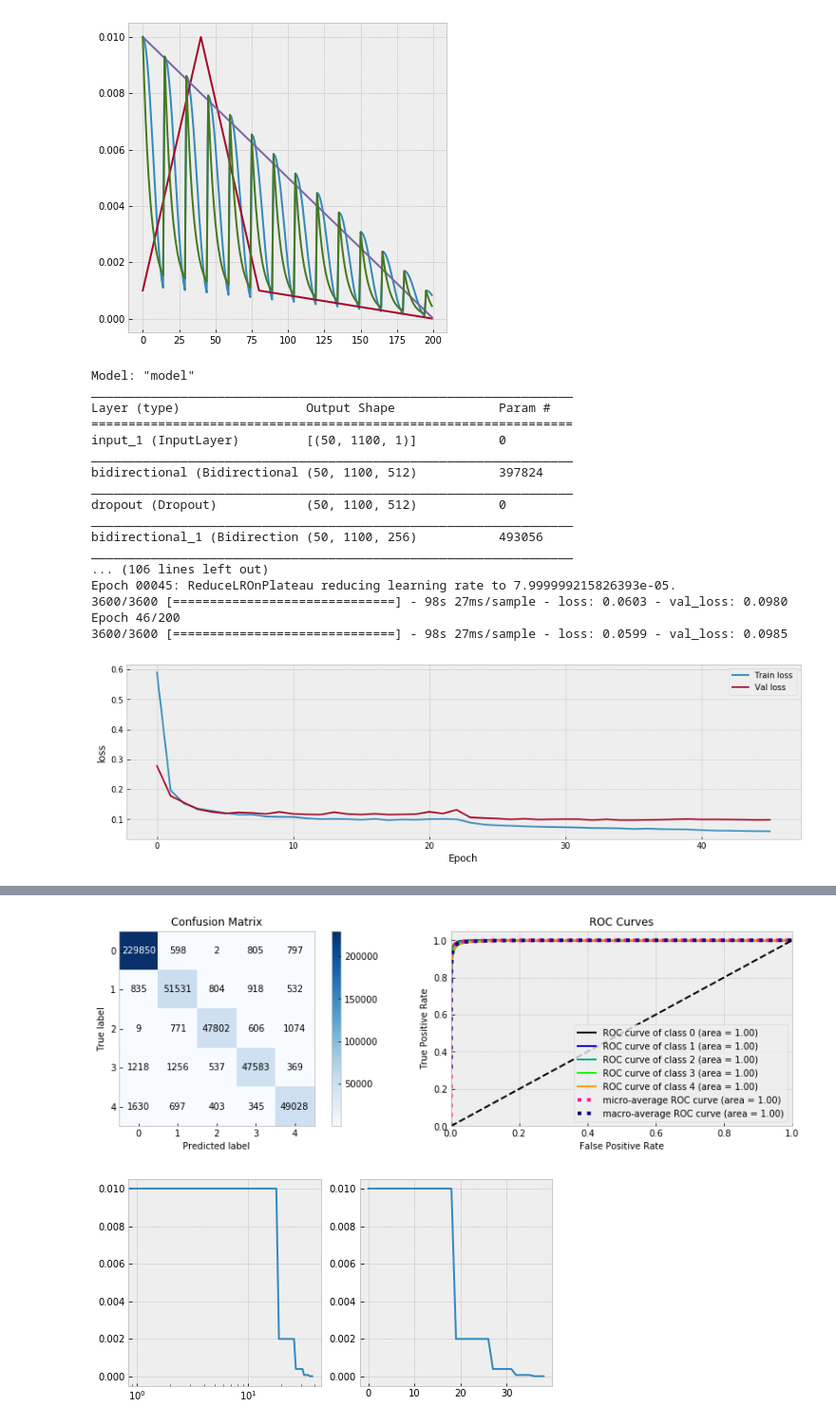
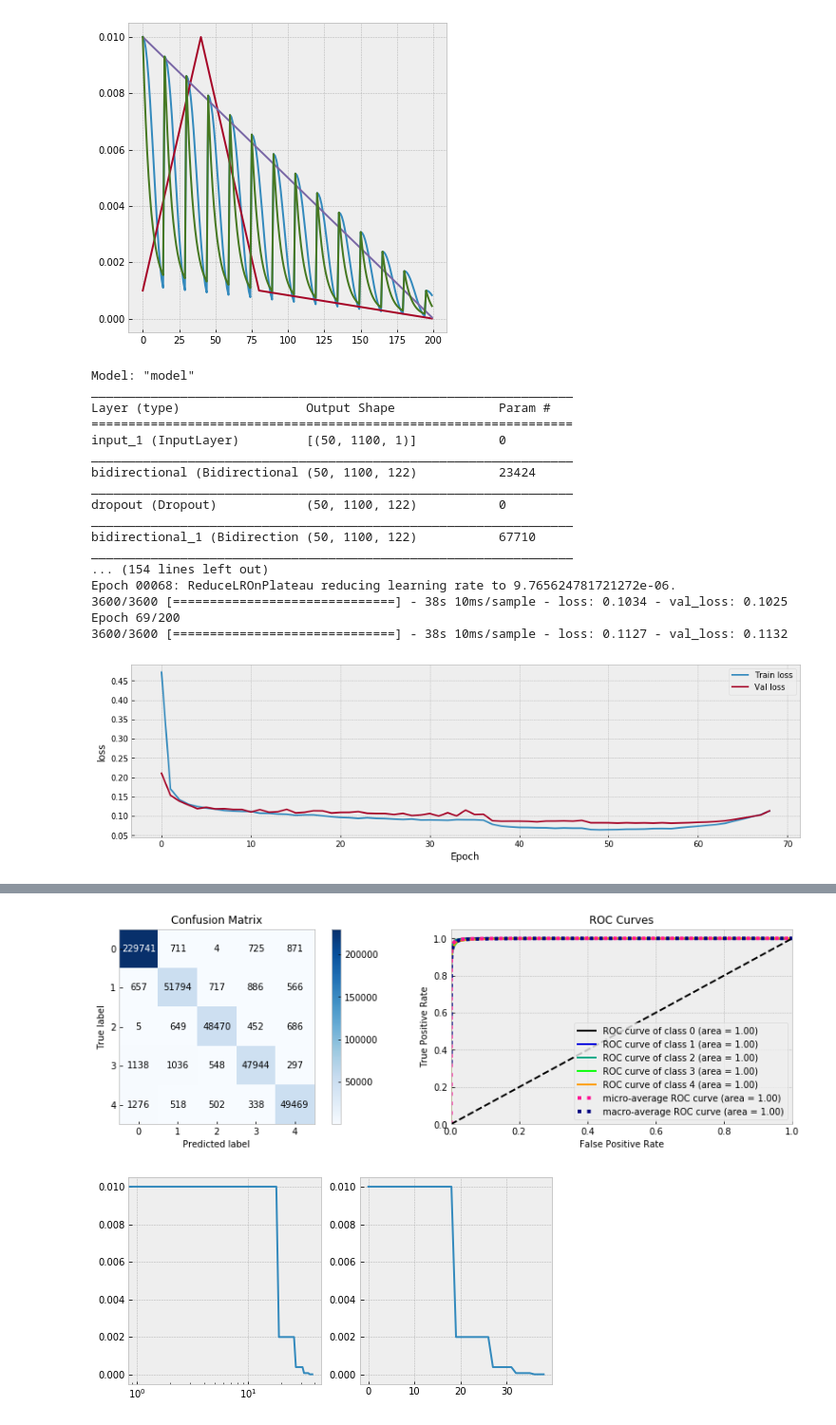
Before and after one commit to ABV-Hub/crowdanalytix, a Jupyter notebook: workinprogress.ipynb, the cells around one changed output, grey strips where cells are left out. Shown at 95% size. Drawn from its saved outputs; the diff is of its cells as text; code cells hidden in the pictures.

```diff
--- a/workinprogress.ipynb
+++ b/workinprogress.ipynb
@@ -257,7 +239,7 @@ plt.plot(a, e)
 from tensorflow.keras.layers import *
 from tensorflow.keras.models import Sequential, Model
 from tensorflow.keras.callbacks import ReduceLROnPlateau, Callback, EarlyStopping, LearningRateScheduler, ModelCheckpoint
-from tensorflow.keras.optimizers import Adam, RMSprop, SGD
+from tensorflow.keras.optimizers import *
 from tensorflow.keras.regularizers import l2
 from tensorflow.keras.models import load_model
 from tensorflow.keras.metrics import AUC
@@ -314,13 +296,14 @@ X_cv = X_cv.reshape(-1, BLOCK, FEATURES_NUM)
 y_cv_ = y_cv.reshape(-1, BLOCK, 1)
 
 weight_decay = 0.03
-inputs = Input(shape=(BLOCK, FEATURES_NUM,), batch_size=BS)
+x = inputs = Input(shape=(BLOCK, FEATURES_NUM,), batch_size=BS)
 #x = Bidirectional(GRU(61, return_sequences=True, kernel_regularizer=l2(weight_decay)))(inputs)
-x = Bidirectional(GRU(256, return_sequences=True))(inputs)
+# x = Dropout(0.5)(x)
+x = Bidirectional(GRU(61, return_sequences=True))(x)
 x = Dropout(0.5)(x)
-x = Bidirectional(GRU(128, return_sequences=True))(x)
+x = Bidirectional(GRU(61, return_sequences=True))(x)
 x = Dropout(0.5)(x)
-x = Bidirectional(GRU(64, return_sequences=True))(x)
+x = Bidirectional(GRU(61, return_sequences=True))(x)
 x = Dropout(0.5)(x)
 x = Bidirectional(GRU(61, return_sequences=True))(x)
 
@@ -337,8 +320,7 @@ schedule = tf.optimizers.schedules.PiecewiseConstantDecay(
 wd =  schedule(step)
 
 lr = 1e-2
-optimizer=Adam(learning_rate=lr)
-#optimizer=AdamW(learning_rate=lr, weight_decay=5e-4)
+optimizer=AdamW(learning_rate=lr, weight_decay=5e-4)
 #optimizer=Lookahead(optimizer)
 
 model.compile(optimizer=optimizer,
@@ -353,12 +335,12 @@ class ResetStatesCallback(Callback):
     def on_batch_begin(self, batch, logs):
         self.model.reset_states()
 
-lr_schedule = ReduceLROnPlateau(verbose=1, factor=0.2 , patience=5, monitor='val_loss', mode='min')
+lr_schedule = ReduceLROnPlateau(verbose=1, factor=0.25 , patience=6, monitor='val_loss', mode='min')
 #lr_schedule = LearningRateScheduler(lambda epoch: linear(epoch, max_lr=lr, min_lr=lr/10, epoches=EPOCHS))
 #lr_schedule = LearningRateScheduler(lambda epoch: exponential(epoch, cycle=15, max_lr=lr, min_lr=lr/10, epoches=EPOCHS))
 #lr_schedule = LearningRateScheduler(lambda epoch: onecycle(epoch, cycle=80, max_lr=lr, min_lr=lr/10, epoches=EPOCHS))
 
-early_stop = EarlyStopping( patience=11, monitor='val_loss', mode='min' )
+early_stop = EarlyStopping( patience=13, monitor='val_loss', mode='min' )
 model_save = ModelCheckpoint( "my_checkpoint.h5", monitor='val_loss', save_best_only=True, mode='min' )
 reset_states = ResetStatesCallback()
 
@@ -370,39 +352,39 @@ history = model.fit(X_train, y_train_,
           verbose=1,
           validation_data=(X_cv, y_cv_),
           callbacks=[early_stop, reset_states, model_save, lr_schedule]) #lr_schedule
 
 model = load_model('my_checkpoint.h5')
 
 plot_history(history, model.metrics_names)
 
 print(f'train loss: {np.min(history.history["loss"]):.5f} val loss:{np.min(history.history["val_loss"]):.5f}')
 
 model.reset_states()
 
 cv_pred_proba = model.predict(X_cv, use_multiprocessing=True)
 cv_pred_proba = cv_pred_proba.reshape(-1, TARGET_TYPES)
 cv_pred = cv_pred_proba.argmax(axis=1)
 
 fig = plt.figure(figsize=(15,4))
 skplt.metrics.plot_confusion_matrix(y_cv, cv_pred, ax=fig.add_subplot(1, 2, 1))
 skplt.metrics.plot_roc(y_cv, cv_pred_proba, ax=fig.add_subplot(1, 2, 2))
 plt.show()
 # %% [output]
 Model: "model"
 _________________________________________________________________
 Layer (type)                 Output Shape              Param #
 =================================================================
 input_1 (InputLayer)         [(50, 1100, 1)]           0
 _________________________________________________________________
-bidirectional (Bidirectional (50, 1100, 512)           397824
+bidirectional (Bidirectional (50, 1100, 122)           23424
 _________________________________________________________________
-dropout (Dropout)            (50, 1100, 512)           0
+dropout (Dropout)            (50, 1100, 122)           0
 _________________________________________________________________
-bidirectional_1 (Bidirection (50, 1100, 256)           493056
+bidirectional_1 (Bidirection (50, 1100, 122)           67710
 _________________________________________________________________
-... (106 lines left out)
-Epoch 00045: ReduceLROnPlateau reducing learning rate to 7.999999215826393e-05.
-3600/3600 [==============================] - 98s 27ms/sample - loss: 0.0603 - val_loss: 0.0980
-Epoch 46/200
-3600/3600 [==============================] - 98s 27ms/sample - loss: 0.0599 - val_loss: 0.0985
+... (154 lines left out)
+Epoch 00068: ReduceLROnPlateau reducing learning rate to 9.765624781721272e-06.
+3600/3600 [==============================] - 38s 10ms/sample - loss: 0.1034 - val_loss: 0.1025
+Epoch 69/200
+3600/3600 [==============================] - 38s 10ms/sample - loss: 0.1127 - val_loss: 0.1132
-[figure, old version]
+[figure, new version]
@@ -410,4 +392,4 @@ train loss: 0.05987 val loss:0.09731
-[figure, old version]
+[figure, new version]
 # %%
 GRU(70) 100% 50/1100 no annealing AdamW(5e-4) = 0.08436
 GRU(64) 100% 50/1100 no annealing AdamW(5e-4) = 0.08369 lb=0.97261
```
Also changed, not shown: parts of 5 cells of this notebook.
